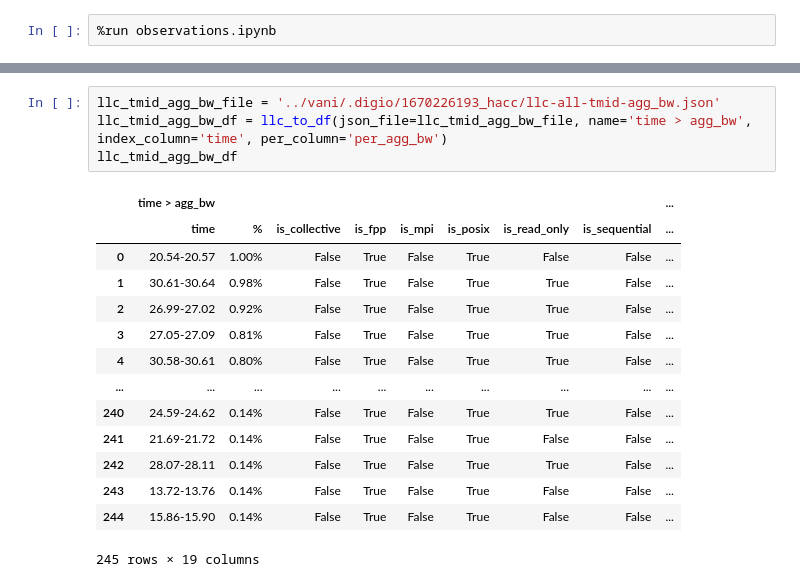
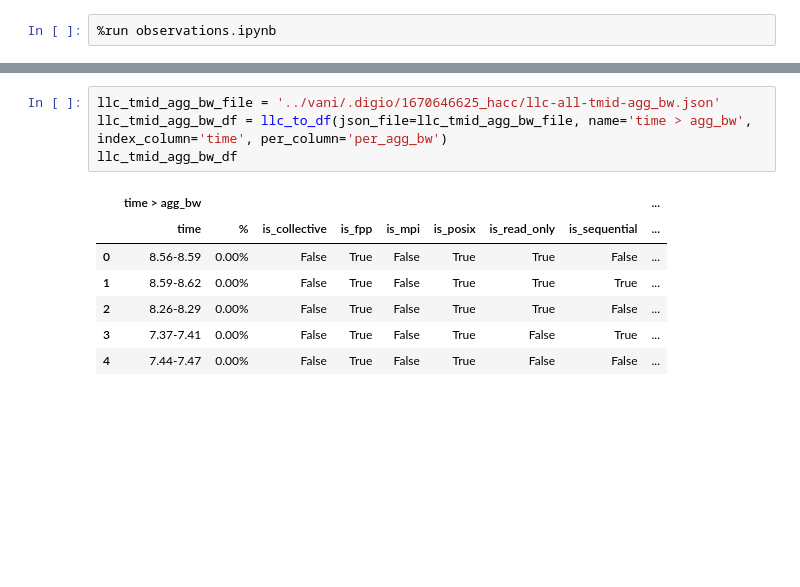
Before and after one commit to izzet/wisio, a Jupyter notebook: notebooks/observations-hacc.ipynb, the cells around one changed output, grey strips where cells are left out. Saved outputs shown, nothing was run; the diff lists cells and outputs as text; blank space fills up the shorter version.

```diff
--- a/notebooks/observations-hacc.ipynb
+++ b/notebooks/observations-hacc.ipynb
@@ -77,22 +63,15 @@ llc_proc_id_agg_dur_df
 | 78 | [825] | 0.14% | False | True | False | True | False | False | ... |
 79 rows × 19 columns
 # %%
-llc_tmid_agg_bw_file = '../vani/.digio/1670226193_hacc/llc-all-tmid-agg_bw.json'
+llc_tmid_agg_bw_file = '../vani/.digio/1670646625_hacc/llc-all-tmid-agg_bw.json'
 llc_tmid_agg_bw_df = llc_to_df(json_file=llc_tmid_agg_bw_file, name='time > agg_bw', index_column='time', per_column='per_agg_bw')
 llc_tmid_agg_bw_df
 # %% [output]
 |  | time > agg_bw |  |  |  |  |  |  |  | ... |
 |  | time | % | is_collective | is_fpp | is_mpi | is_posix | is_read_only | is_sequential | ... |
-| 0 | 20.54-20.57 | 1.00% | False | True | False | True | False | False | ... |
-| 1 | 30.61-30.64 | 0.98% | False | True | False | True | True | False | ... |
-| 2 | 26.99-27.02 | 0.92% | False | True | False | True | True | False | ... |
-| 3 | 27.05-27.09 | 0.81% | False | True | False | True | True | False | ... |
-| 4 | 30.58-30.61 | 0.80% | False | True | False | True | True | False | ... |
-| ... | ... | ... | ... | ... | ... | ... | ... | ... | ... |
-| 240 | 24.59-24.62 | 0.14% | False | True | False | True | True | False | ... |
-| 241 | 21.69-21.72 | 0.14% | False | True | False | True | False | False | ... |
-| 242 | 28.07-28.11 | 0.14% | False | True | False | True | True | False | ... |
-| 243 | 13.72-13.76 | 0.14% | False | True | False | True | False | False | ... |
-| 244 | 15.86-15.90 | 0.14% | False | True | False | True | False | False | ... |
+| 0 | 8.56-8.59 | 0.00% | False | True | False | True | True | False | ... |
+| 1 | 8.59-8.62 | 0.00% | False | True | False | True | True | True | ... |
+| 2 | 8.26-8.29 | 0.00% | False | True | False | True | True | False | ... |
+| 3 | 7.37-7.41 | 0.00% | False | True | False | True | False | True | ... |
+| 4 | 7.44-7.47 | 0.00% | False | True | False | True | False | False | ... |
-245 rows × 19 columns
 # %%
```
Also changed, not shown: parts of 5 cells of this notebook, 5 other files.
